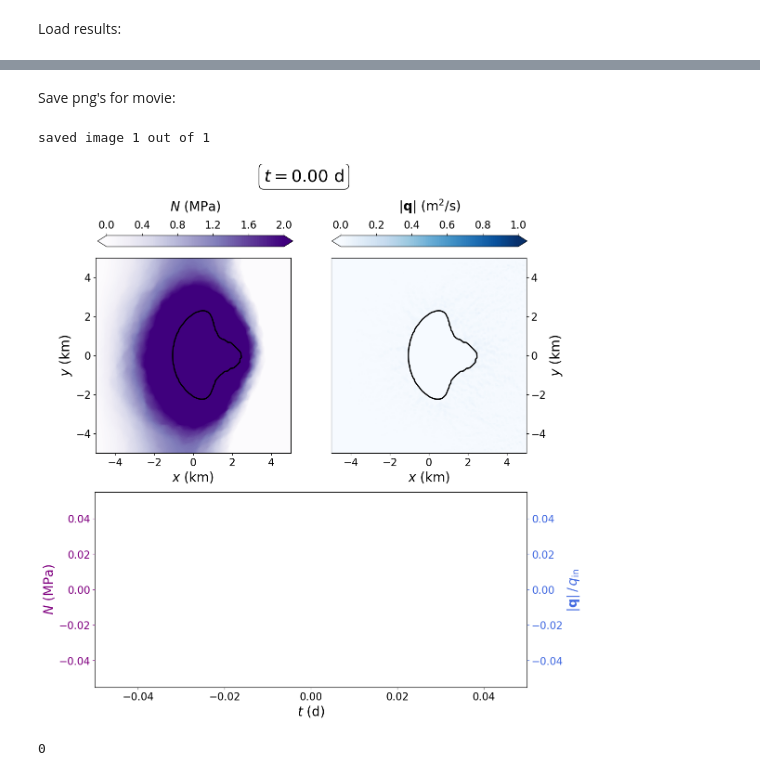
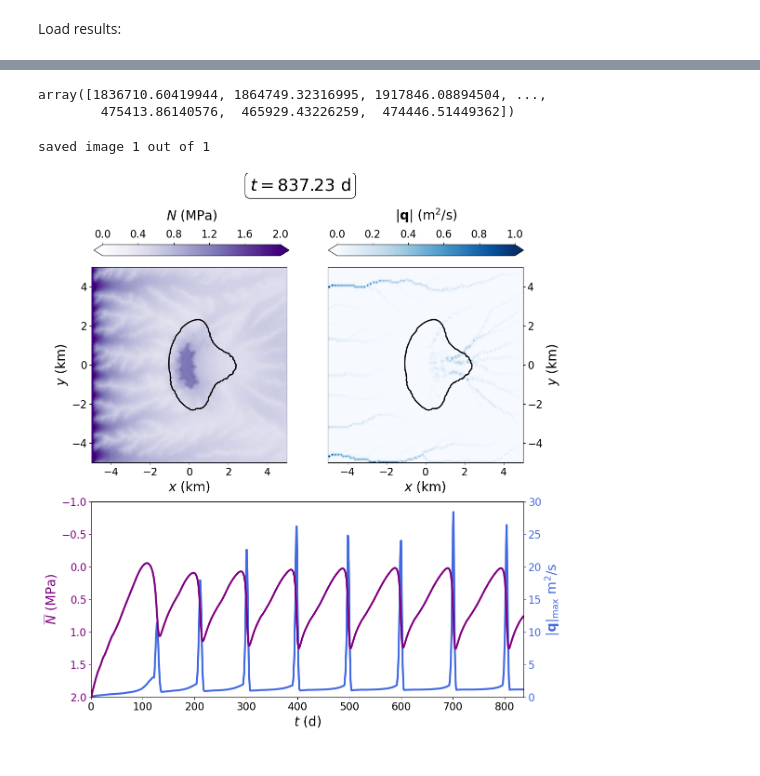
Before and after one commit to agstub/shakti-fenics, a Jupyter notebook: notebooks/solution-plots.ipynb, the cells around one changed output, grey strips where cells are left out. Saved outputs shown, nothing was run; the diff lists cells and outputs as text; code cells hidden in the pictures.

Commit message:
setup and plotting edits

```diff
--- a/notebooks/solution-plots.ipynb
+++ b/notebooks/solution-plots.ipynb
@@ -60,26 +28,39 @@ plt.close()
-# %% [markdown]
-Save png's for movie:
+# %%
+N[storage>1e-2]
+# %% [output]
+array([1836710.60419944, 1864749.32316995, 1917846.08894504, ...,
+        475413.86140576,  465929.43226259,  474446.51449362])
+# %%
+N_mean = np.zeros(t.size)
+q_max = np.zeros(t.size)
+
+j_max=0
+
+for j in range(t.size):
+    if np.max(storage[j,:,:]>0):
+        N_j = N[j,:,:]
+        N_mean[j] = np.mean(N_j[storage[j,:,:]>1e-2])
+
+        q_j = q_m[j,:,:]
+        q_max[j] = np.max(q_j[storage[j,:,:]<1e-2])
+        j_max+=1
+j_max -= 2
 # %%
-#!rm -r movie_{resultsname}
-#!mkdir movie_{resultsname}
-
-N_mean = np.mean(N,axis=(1,2))
-q_max = np.max(q_m,axis=(1,2))
-ind_ = q_max[q_max**2>0].size-1
-ind_
+!rm -r movie_{resultsname}
+!mkdir movie_{resultsname}
 
 # use agg backend for saving pngs
 mpl.use('agg')
 
 j=0
-# ind = np.arange(0,t.size,1)
 
-# ind = np.array([t.size-1])
-ind = np.array([ind_])
+ind = [j_max]
+# ind = np.arange(0,j_max,1) #for saving whole movie
+
 %matplotlib inline
 
 for i in ind:
-    print('saved image '+str(j+1)+' out of '+str(ind.size)+' \r',end='')
+    print('saved image '+str(j+1)+' out of '+str(len(ind))+' \r',end='')
 
     if np.abs(b[i,:,:]).min()>1e-7:
         fig = plt.figure(figsize=(12,12))
@@ -117,43 +98,40 @@ for i in ind:
         plt.yticks(fontsize=16)
         cbar_ax = fig.add_axes([0.55, 0.9, 0.35, 0.02])
         cbar = plt.colorbar(p2,orientation='horizontal',ticks=np.linspace(0,1,6),cax=cbar_ax)
         cbar.set_label(r'$|\mathbf{q}|$ (m$^2/$s)',fontsize=20,labelpad=15)
         cbar.ax.tick_params(labelsize=16)
         cbar.ax.xaxis.set_ticks_position('top')
         cbar.ax.xaxis.set_label_position('top')
 
         plot = plt.subplot(212)
         ax2 = plt.gca()
-        plt.plot(t[0:i]*365./3.154e7,N_mean[0:i]/1e6,color='purple',linestyle='--',linewidth=3,zorder=100)
+        plt.plot(t[0:i]*365./3.154e7,N_mean[0:i]/1e6,color='purple',linestyle='-',linewidth=3,zorder=100)
         plt.xticks(fontsize=16)
         plt.yticks(fontsize=16)
         plt.gca().tick_params(axis='y', colors="purple")
-        plt.ylabel(r'$N$ (MPa)',fontsize=20,color='purple')
-        # plt.ylim(0.03,-0.01)
+        plt.ylabel(r'$\overline{N}$ (MPa)',fontsize=20,color='purple')
+        plt.ylim(np.floor(N_mean.max()/1e6),np.floor(N_mean.min()/1e6))
         plt.xlabel(r'$t$ (d)',fontsize=20)
-        plt.xlim(0,t.max()*365./3.154e7)
+        plt.xlim(0,t[j_max]*365./3.154e7)
 
         plt.gca().twinx()
         plt.plot(t[0:i]*365./3.154e7,q_max[0:i],color='royalblue',linewidth=3,zorder=10)
         plt.gca().yaxis.set_label_position("right")
         plt.gca().yaxis.tick_right()
         plt.xticks(fontsize=16)
         plt.yticks(fontsize=16)
         plt.gca().tick_params(axis='y', colors="royalblue")
-        plt.ylabel(r'$|\mathbf{q}|\,/\,q_\mathrm{in}$ ',fontsize=20,color='royalblue')
+        plt.ylabel(r'$|\mathbf{q}|_\mathrm{max}$ m$^2$/s ',fontsize=20,color='royalblue')
         plt.xlabel(r'$t$ (d)',fontsize=20)
-        plt.xlim(0,t.max()*365./3.154e7)
-        # plt.ylim(0.0,0.5)
-        # plt.savefig('./movie_'+resultsname+'/'+str(j),bbox_inches='tight')
+        plt.xlim(0,t[j_max]*365./3.154e7)
+        plt.ylim(0,np.ceil(q_max.max())+1)
+
         plot.set_zorder(ax2.get_zorder()+1)
         plot.set_frame_on(False)
+        plt.savefig('./movie_'+resultsname+'/'+str(j),bbox_inches='tight')
         plt.show()
         plt.close()
         j+=1
 # %% [output]
 saved image 1 out of 1
-[figure, old version]
+[figure, new version]
-# %%
-0%24
-# %% [output]
-0
```
Also changed, not shown: parts of 2 cells of this notebook, 4 other files.
